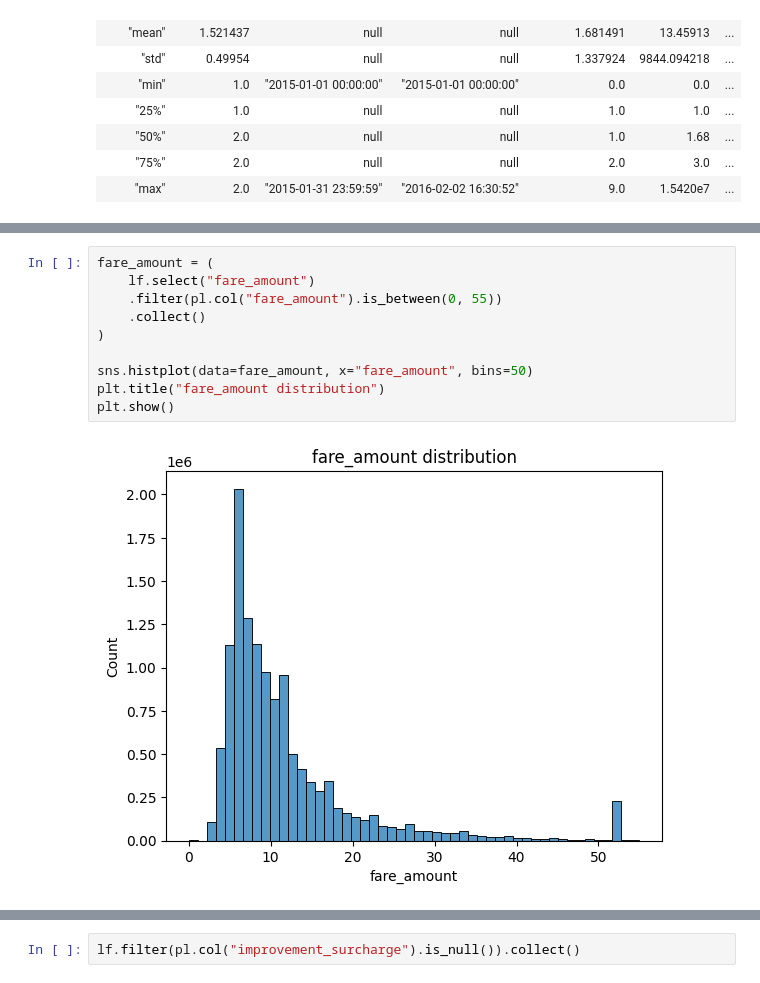
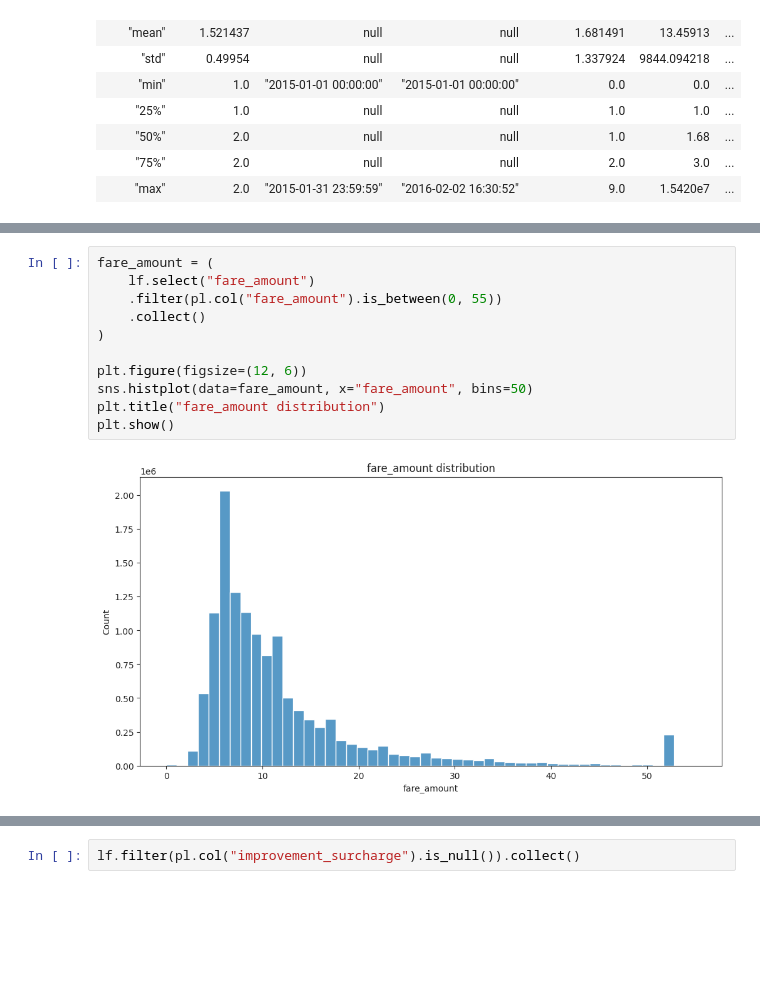
Before and after one commit to HugoBSantos/yellow-taxi-trip-data, a Jupyter notebook: notebooks/01_eda.ipynb, the cells around one changed output, grey strips where cells are left out. Cells and saved outputs as stored; diff of their text form; blank space fills up the shorter version.

```diff
--- a/notebooks/01_eda.ipynb
+++ b/notebooks/01_eda.ipynb
@@ -80,15 +81,16 @@ plt.show()
 # %%
 fare_amount = (
     lf.select("fare_amount")
     .filter(pl.col("fare_amount").is_between(0, 55))
     .collect()
 )
 
+plt.figure(figsize=(12, 6))
 sns.histplot(data=fare_amount, x="fare_amount", bins=50)
 plt.title("fare_amount distribution")
 plt.show()
 # %% [output]
-[figure, old version]
+[figure, new version]
 # %%
 extra = (
     lf.select("extra")
```
Also changed, not shown: parts of 5 cells of this notebook.
